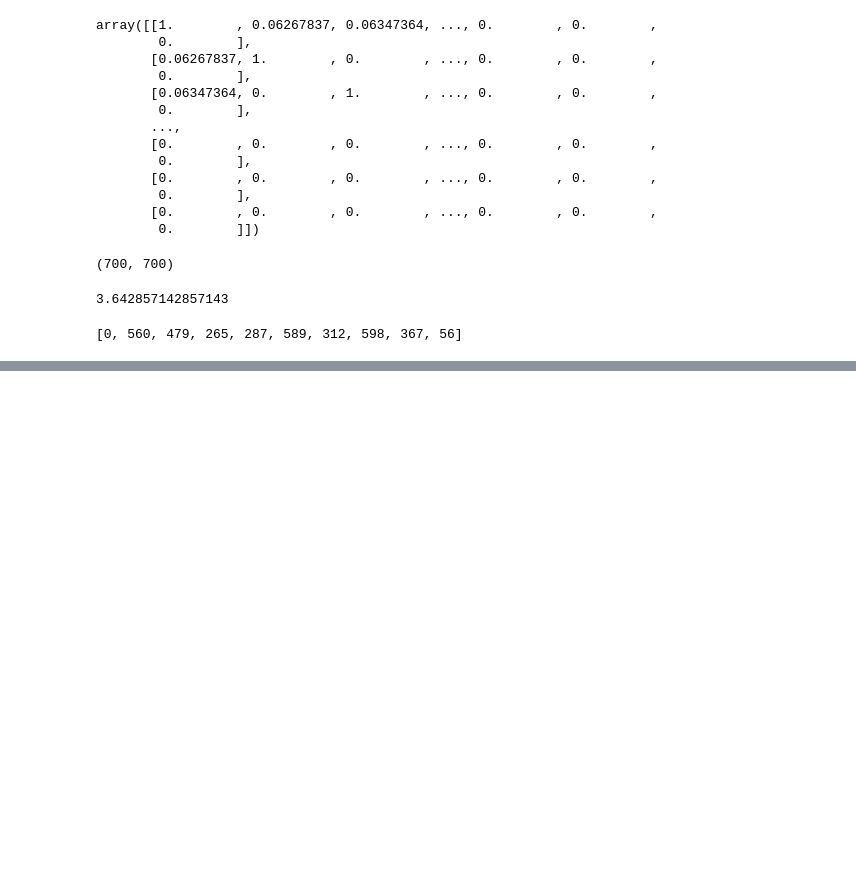
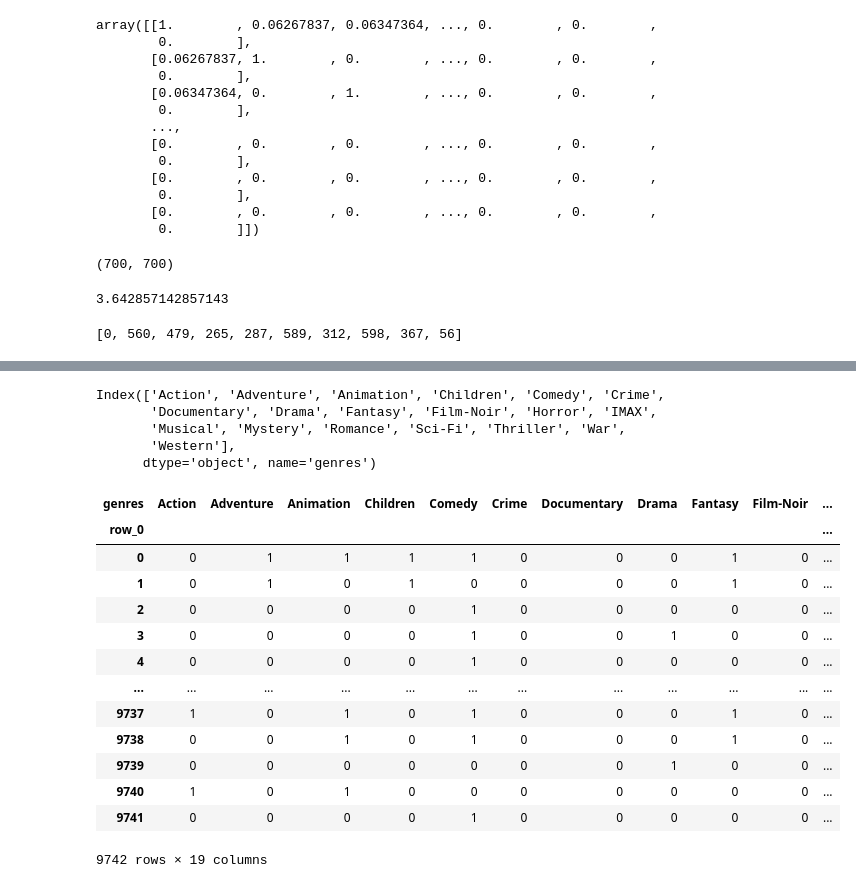
Before and after one commit to Navaneethnanda/Applied-Data-Sceince, a Jupyter notebook: ADS_Exp_3&4.ipynb, the cells around one changed output, grey strips where cells are left out. Cells and saved outputs as stored; diff of their text form; code cells hidden in the pictures; blank space fills up the shorter version.

```diff
--- a/ADS_Exp_3&4.ipynb
+++ b/ADS_Exp_3&4.ipynb
@@ -395,0 +417,2 @@ list(its["user0"].sort_values(ascending=False).index[:10])
+# %%
+df1['genres']=df1['genres'].apply(splitt)
@@ -395,0 +428,31 @@ list(its["user0"].sort_values(ascending=False).index[:10])
+# %%
+s=df1['genres']
+# %%
+s=s.explode()
+# %%
+s.columns[1:]
+# %% [output]
+Index(['Action', 'Adventure', 'Animation', 'Children', 'Comedy', 'Crime',
+       'Documentary', 'Drama', 'Fantasy', 'Film-Noir', 'Horror', 'IMAX',
+       'Musical', 'Mystery', 'Romance', 'Sci-Fi', 'Thriller', 'War',
+       'Western'],
+      dtype='object', name='genres')
+# %%
+s=pd.crosstab(s.index,s)
+# %%
+s[s.columns[1:]]
+# %% [output]
+| genres | Action | Adventure | Animation | Children | Comedy | Crime | Documentary | Drama | Fantasy | Film-Noir | ... |
+| row_0 |  |  |  |  |  |  |  |  |  |  | ... |
+| 0 | 0 | 1 | 1 | 1 | 1 | 0 | 0 | 0 | 1 | 0 | ... |
+| 1 | 0 | 1 | 0 | 1 | 0 | 0 | 0 | 0 | 1 | 0 | ... |
+| 2 | 0 | 0 | 0 | 0 | 1 | 0 | 0 | 0 | 0 | 0 | ... |
+| 3 | 0 | 0 | 0 | 0 | 1 | 0 | 0 | 1 | 0 | 0 | ... |
+| 4 | 0 | 0 | 0 | 0 | 1 | 0 | 0 | 0 | 0 | 0 | ... |
+| ... | ... | ... | ... | ... | ... | ... | ... | ... | ... | ... | ... |
+| 9737 | 1 | 0 | 1 | 0 | 1 | 0 | 0 | 0 | 1 | 0 | ... |
+| 9738 | 0 | 0 | 1 | 0 | 1 | 0 | 0 | 0 | 1 | 0 | ... |
+| 9739 | 0 | 0 | 0 | 0 | 0 | 0 | 0 | 1 | 0 | 0 | ... |
+| 9740 | 1 | 0 | 1 | 0 | 0 | 0 | 0 | 0 | 0 | 0 | ... |
+| 9741 | 0 | 0 | 0 | 0 | 1 | 0 | 0 | 0 | 0 | 0 | ... |
+9742 rows × 19 columns
```
Also changed, not shown: parts of 15 cells of this notebook.
